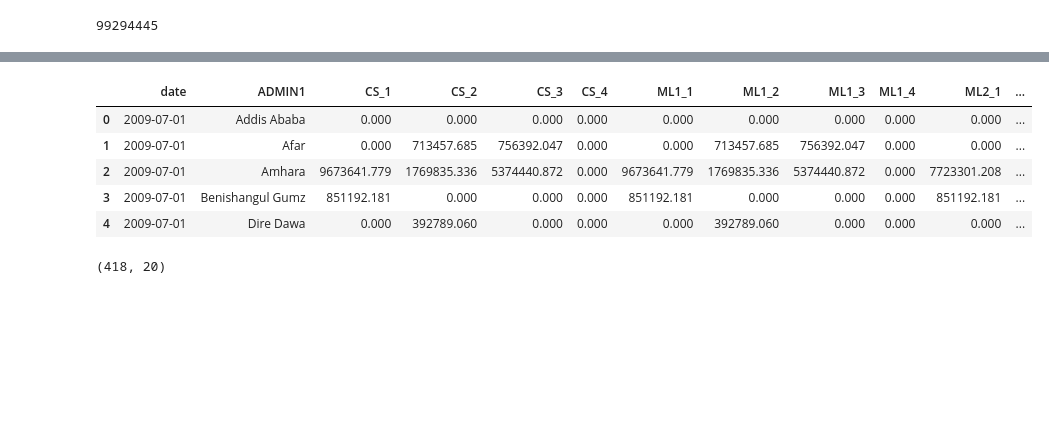
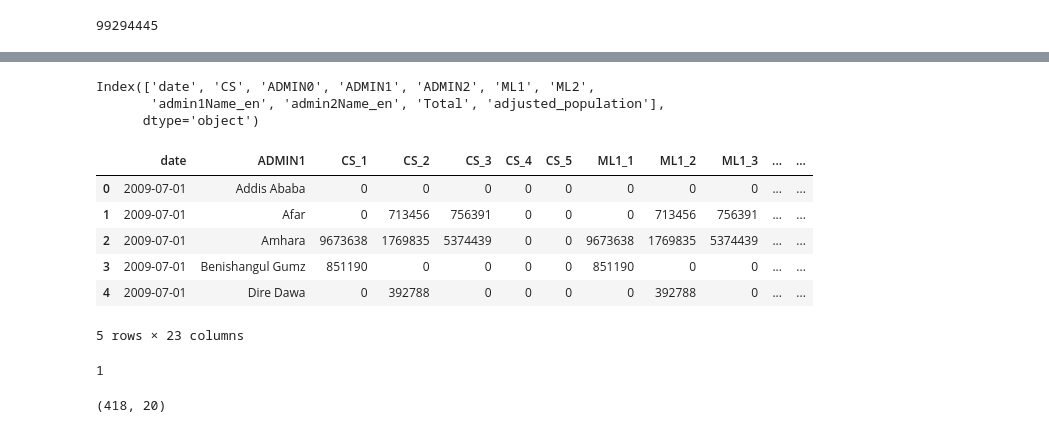
Before and after one commit to OCHA-DAP/pa-aa-food-insecurity, a Jupyter notebook: ethiopia/adbsimplification_ethiopia-fewsnet-analysis.ipynb, the cells around one changed output, grey strips where cells are left out. Drawn from its saved outputs; the diff is of its cells as text; code cells hidden in the pictures; blank space fills up the shorter version.

```diff
--- a/ethiopia/adbsimplification_ethiopia-fewsnet-analysis.ipynb
+++ b/ethiopia/adbsimplification_ethiopia-fewsnet-analysis.ipynb
@@ -163,7 +209,7 @@ pop_dict = {'2009': 11500000, '2010': 11890000, '2011': 12290000, '2012': 127100
            '2019': 14900000, '2020': 14900000}
 
 # estimate percentage of population at given year in relation to 2020 estimate
-perc_dict = {k: v/pop_dict['2020'] for k, v in pop_dict.items()}
+perc_dict = {k: v/pop_dict[str(df_ipcp.date.max().year)] for k, v in pop_dict.items()}
 
 print(perc_dict)
 # %% [output]
@@ -174,7 +220,7 @@ print(perc_dict)
 def get_adjusted(row):
     year = str(row['date'].year)
     adjustment = perc_dict[year]
-    return row['Total']*adjustment
+    return int(row['Total']*adjustment)
 # %%
 # JP: CS, ML1 and ML2 here: interpolations of the phase of the largest portion of population?
 #TV: it should be as they are the outcomes of convert_fewsnet_to_admin2. But.. I am not totally convinced that script actually does that (seems to take value of polygon with max area)
@@ -276,7 +322,7 @@ eth_popn.Total.sum()
 #add columns with population in each IPC level for CS, ML1 and ML2
 cols_ipc=[]
 for status in ["CS","ML1","ML2"]:
-    for level in [1,2,3,4]:
+    for level in [1,2,3,4,5]:
         ipc_id="{}_{}".format(status,level)
         df_ipcp[ipc_id]=np.where(df_ipcp[status]==level,df_ipcp["adjusted_population"],0)
         cols_ipc.append(ipc_id)
@@ -292,0 +339,6 @@ df_ipcp.head()
+# %%
+df_ipcp.columns
+# %% [output]
+Index(['date', 'CS', 'ADMIN0', 'ADMIN1', 'ADMIN2', 'ML1', 'ML2',
+       'admin1Name_en', 'admin2Name_en', 'Total', 'adjusted_population'],
+      dtype='object')
@@ -293,3 +366,12 @@ df_ipcp.head()
+# %%
+def get_trigger_ML1_5i(row):
+    # Projection: 5% increase in pop in IPC3+ in 1-3 months
+    if row['total_pop'] == 0 or (row['ML1_3'] + row['ML1_4'] == 0):
+        return 0
+    if  row['ML1_3'] + row['ML1_4'] >= (row['CS_3'] + row['CS_4'])*1.05:
+        return 1
+    else:
+        return 0
 # %%
 #calculate the different trigger requirements
 def get_trigger_CS_20(row):
@@ -339,17 +421,18 @@ def get_trigger_ML1_5i(row):
         return 0
 # %%
 df_ipcad=df_ipcp[["date","ADMIN1"]+cols_ipc].groupby(["date","ADMIN1"]).agg("sum").reset_index()
-df_ipcad['total_pop'] = df_ipcad['CS_1']+df_ipcad['CS_2']+df_ipcad['CS_3']+df_ipcad['CS_4']
+df_ipcad['total_pop'] = df_ipcad[[f"CS_{i}" for i in range(1,6)]].sum(axis=1)
 df_ipcad["trigger_CS_20"]=df_ipcad.apply(get_trigger_CS_20,axis=1)
 df_ipcad["trigger_ML1_5"]=df_ipcad.apply(get_trigger_ML1_5,axis=1)
 df_ipcad["trigger_ML1_2"]=df_ipcad.apply(get_trigger_ML1_2,axis=1)
 df_ipcad["trigger_ML1_30"]=df_ipcad.apply(get_trigger_ML1_30,axis=1)
 df_ipcad["trigger_ML1_5i"]=df_ipcad.apply(get_trigger_ML1_5i,axis=1)
 df_ipcad.head()
 # %% [output]
-|  | date | ADMIN1 | CS_1 | CS_2 | CS_3 | CS_4 | ML1_1 | ML1_2 | ML1_3 | ML1_4 | ML2_1 | ... |
-| 0 | 2009-07-01 | Addis Ababa | 0.000 | 0.000 | 0.000 | 0.000 | 0.000 | 0.000 | 0.000 | 0.000 | 0.000 | ... |
-| 1 | 2009-07-01 | Afar | 0.000 | 713457.685 | 756392.047 | 0.000 | 0.000 | 713457.685 | 756392.047 | 0.000 | 0.000 | ... |
-| 2 | 2009-07-01 | Amhara | 9673641.779 | 1769835.336 | 5374440.872 | 0.000 | 9673641.779 | 1769835.336 | 5374440.872 | 0.000 | 7723301.208 | ... |
-| 3 | 2009-07-01 | Benishangul Gumz | 851192.181 | 0.000 | 0.000 | 0.000 | 851192.181 | 0.000 | 0.000 | 0.000 | 851192.181 | ... |
-| 4 | 2009-07-01 | Dire Dawa | 0.000 | 392789.060 | 0.000 | 0.000 | 0.000 | 392789.060 | 0.000 | 0.000 | 0.000 | ... |
+|  | date | ADMIN1 | CS_1 | CS_2 | CS_3 | CS_4 | CS_5 | ML1_1 | ML1_2 | ML1_3 | ... | ... |
+| 0 | 2009-07-01 | Addis Ababa | 0 | 0 | 0 | 0 | 0 | 0 | 0 | 0 | ... | ... |
+| 1 | 2009-07-01 | Afar | 0 | 713456 | 756391 | 0 | 0 | 0 | 713456 | 756391 | ... | ... |
+| 2 | 2009-07-01 | Amhara | 9673638 | 1769835 | 5374439 | 0 | 0 | 9673638 | 1769835 | 5374439 | ... | ... |
+| 3 | 2009-07-01 | Benishangul Gumz | 851190 | 0 | 0 | 0 | 0 | 851190 | 0 | 0 | ... | ... |
+| 4 | 2009-07-01 | Dire Dawa | 0 | 392788 | 0 | 0 | 0 | 0 | 392788 | 0 | ... | ... |
+5 rows × 23 columns
@@ -356,3 +445,8 @@ df_ipcad.head()
+# %%
+#if 0 then two columns not the same, if 1 they are
+np.min(np.where(df_ipcad['trigger_ML1_3_5i'] == df_ipcad['trigger_ML1_5i'], 1, 0))
+# %% [output]
+1
 # %%
 df_ipcad.shape
 # %% [output]
```
Also changed, not shown: parts of 44 cells of this notebook.
